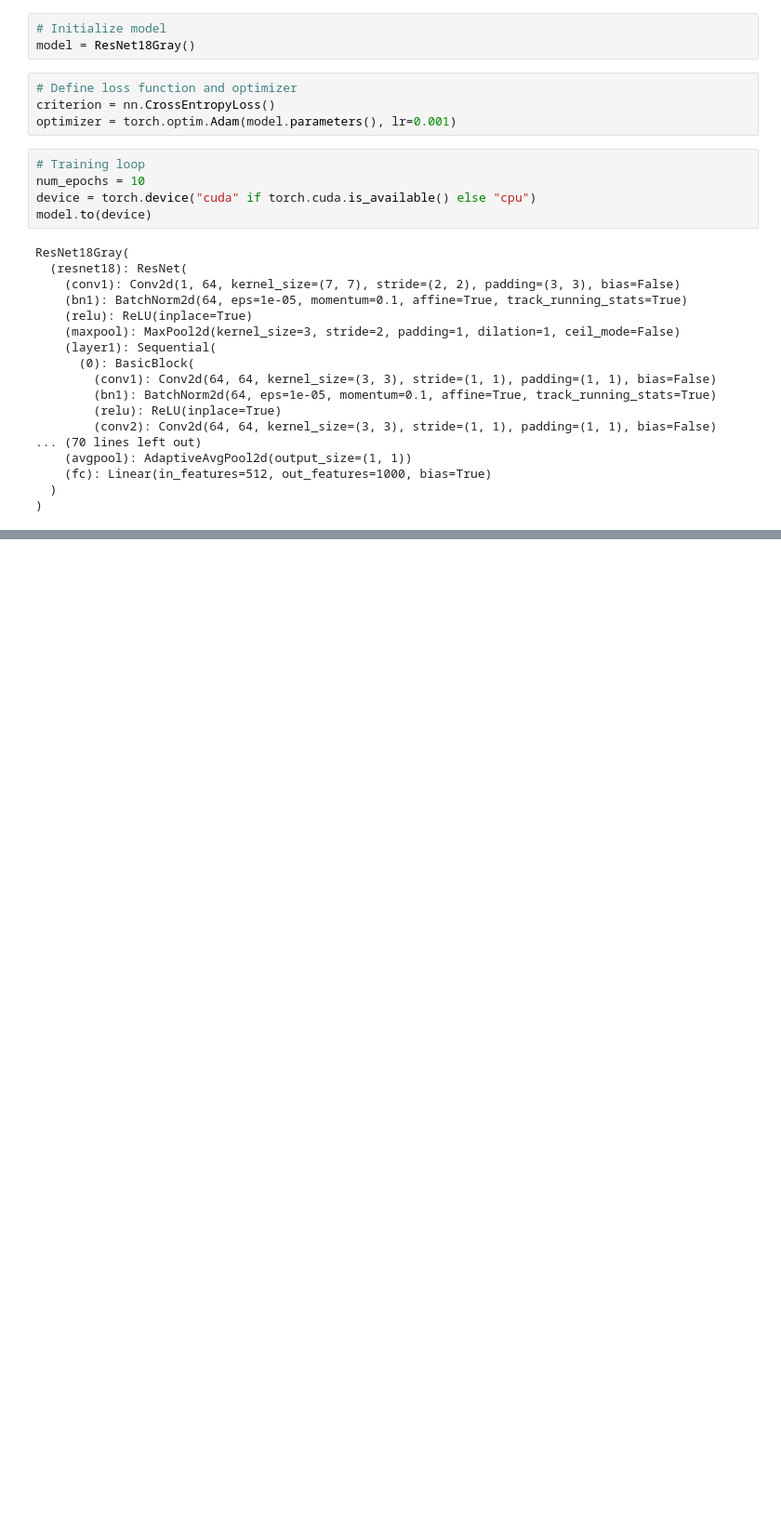
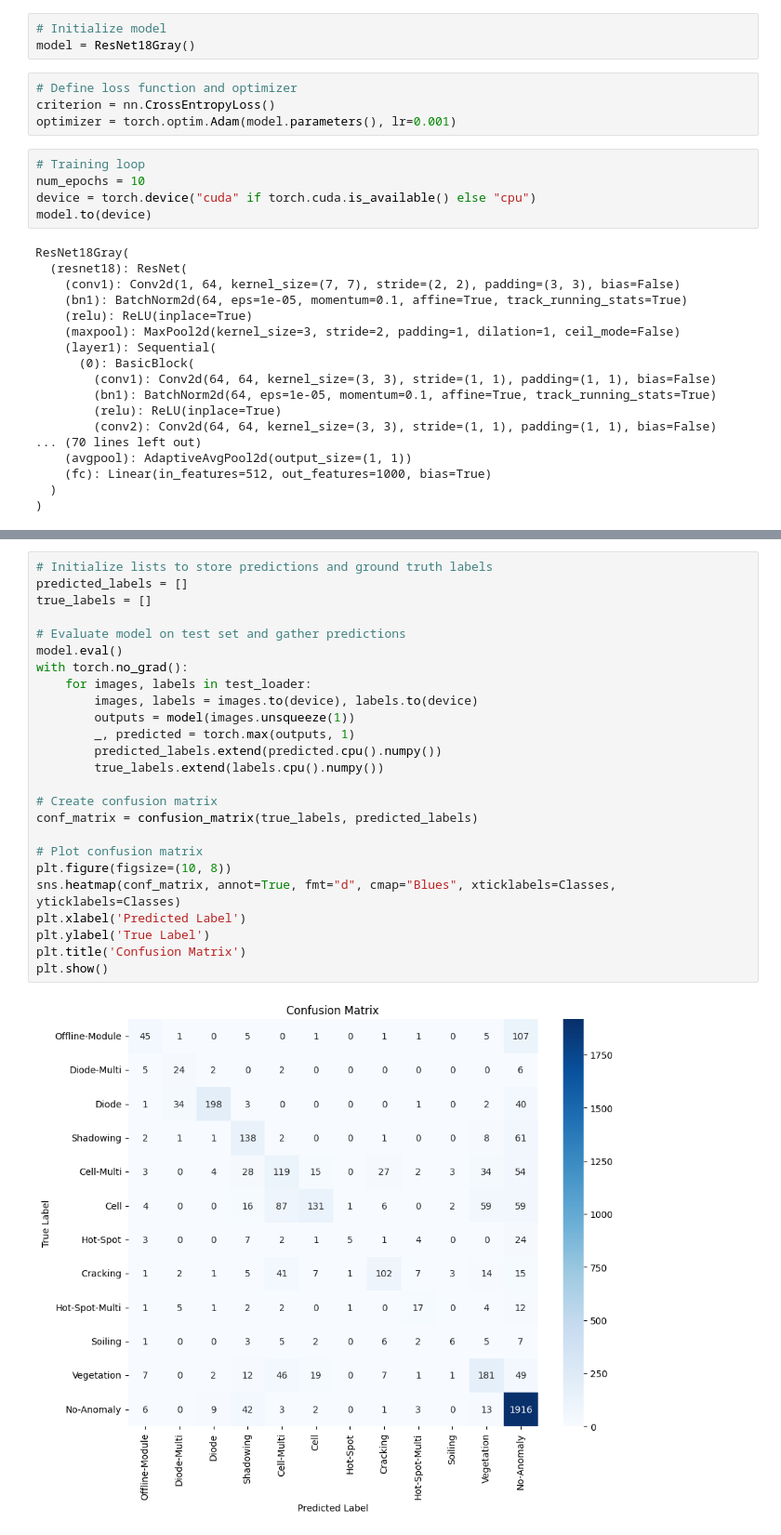
Before and after one commit to EduCappiello/DeepLearning, a Jupyter notebook: 20240317_Deep_Learning/ResNet.ipynb, the cells around one changed output, grey strips where cells are left out. Shown at 93% size. Saved outputs shown, nothing was run; the diff lists cells and outputs as text; blank space fills up the shorter version.

```diff
--- a/20240317_Deep_Learning/ResNet.ipynb
+++ b/20240317_Deep_Learning/ResNet.ipynb
@@ -138,0 +174,27 @@ Accuracy on test set: 73.02%
+# %%
+# Initialize lists to store predictions and ground truth labels
+predicted_labels = []
+true_labels = []
+
+# Evaluate model on test set and gather predictions
+model.eval()
+with torch.no_grad():
+    for images, labels in test_loader:
+        images, labels = images.to(device), labels.to(device)
+        outputs = model(images.unsqueeze(1))
+        _, predicted = torch.max(outputs, 1)
+        predicted_labels.extend(predicted.cpu().numpy())
+        true_labels.extend(labels.cpu().numpy())
+
+# Create confusion matrix
+conf_matrix = confusion_matrix(true_labels, predicted_labels)
+
+# Plot confusion matrix
+plt.figure(figsize=(10, 8))
+sns.heatmap(conf_matrix, annot=True, fmt="d", cmap="Blues", xticklabels=Classes, yticklabels=Classes)
+plt.xlabel('Predicted Label')
+plt.ylabel('True Label')
+plt.title('Confusion Matrix')
+plt.show()
+# %% [output]
+[figure, added]
```
Also changed, not shown: parts of 4 cells of this notebook, 3 other files.
